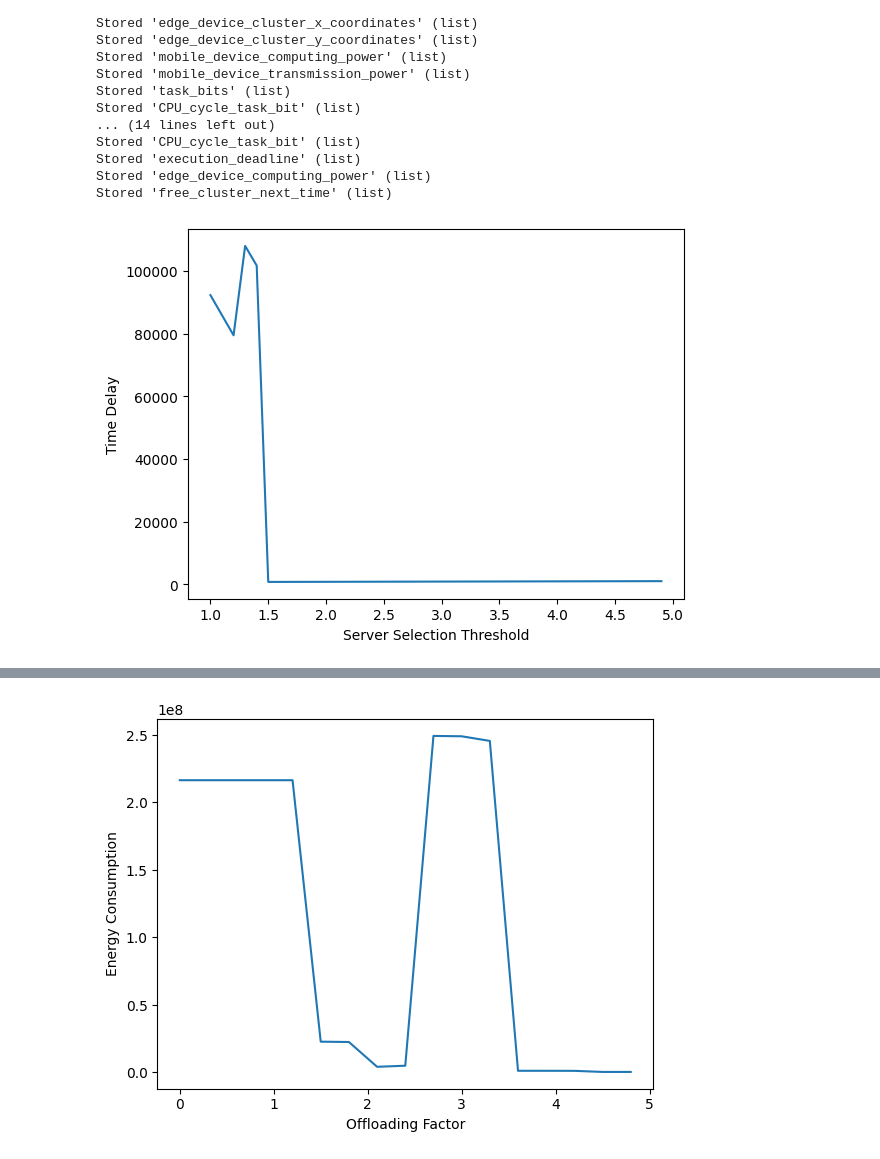
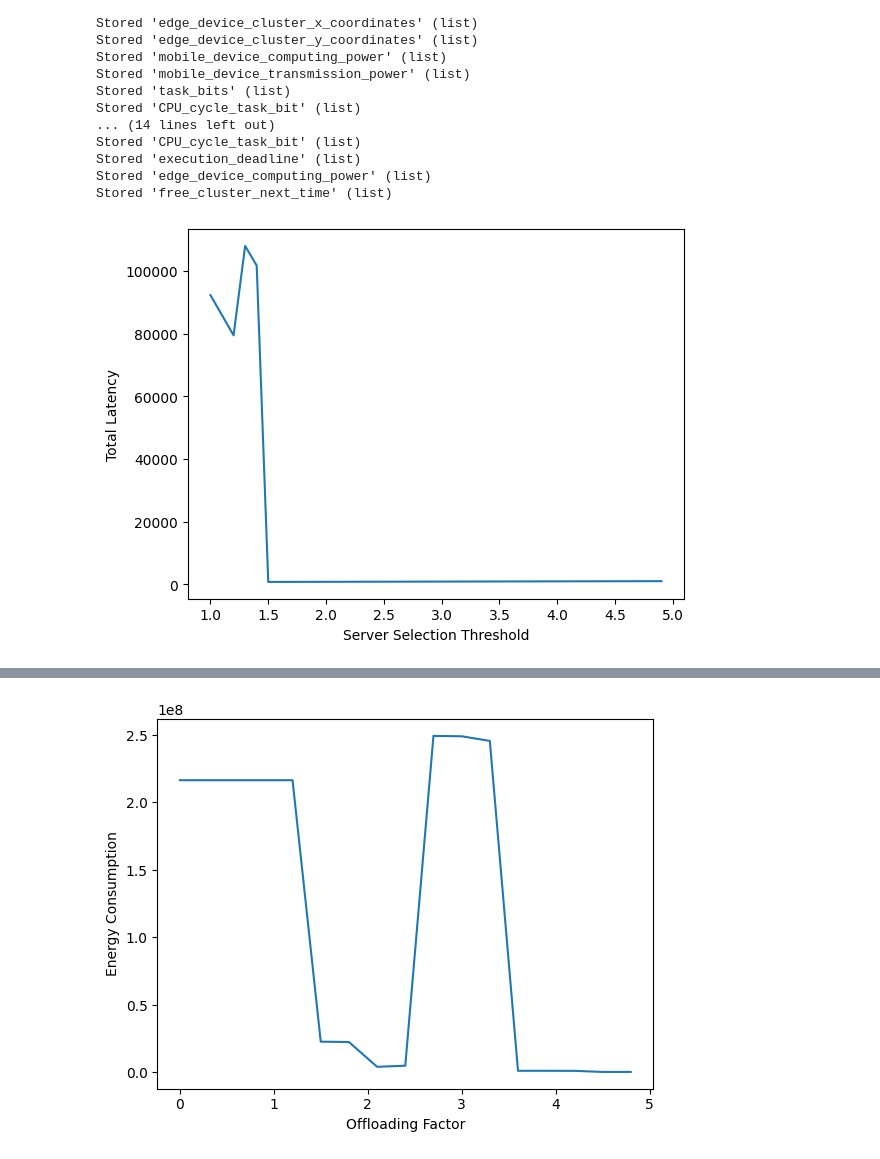
Before and after one commit to Zaid944/Task_Offloading, a Jupyter notebook: run.ipynb, the cells around one changed output, grey strips where cells are left out. Drawn from its saved outputs; the diff is of its cells as text; code cells hidden in the pictures.

```diff
--- a/run.ipynb
+++ b/run.ipynb
@@ -38,11 +38,11 @@ for i in range(0,len(arr)):
 # %%
 plt.plot(arr, time)
 plt.xlabel("Server Selection Threshold")
-plt.ylabel("Time Delay")
+plt.ylabel("Total Latency")
 plt.savefig("graph5.pdf")
 plt.show()
 # %% [output]
-[figure, old version]
+[figure, new version]
 # %%
 while len(time)>0:
     time.pop()
```
Also changed, not shown: parts of 2 cells of this notebook, 4 other files.
